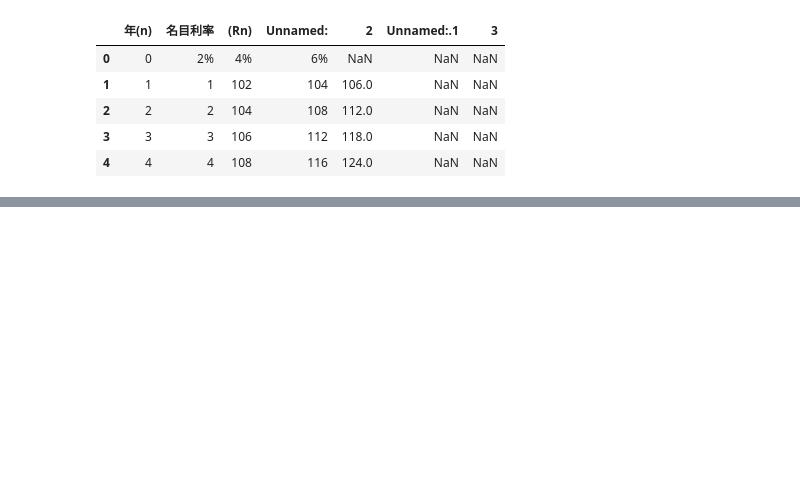
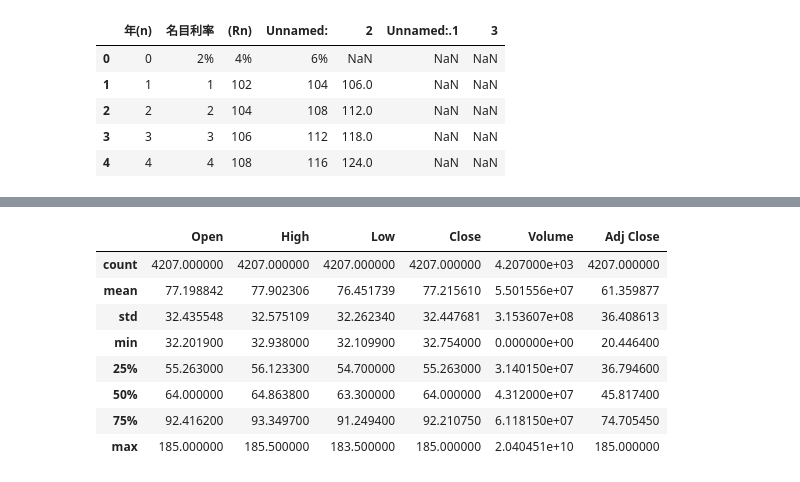
Before and after one commit to ywchiu/pyfintech2, a Jupyter notebook: 20160923Demo.ipynb, the cells around one changed output, grey strips where cells are left out. Cells and saved outputs as stored; diff of their text form; code cells hidden in the pictures; blank space fills up the shorter version.

```diff
--- a/20160923Demo.ipynb
+++ b/20160923Demo.ipynb
@@ -92,0 +109,12 @@ df
+# %%
+tw2330.describe()
+# %% [output]
+|  | Open | High | Low | Close | Volume | Adj Close |
+| count | 4207.000000 | 4207.000000 | 4207.000000 | 4207.000000 | 4.207000e+03 | 4207.000000 |
+| mean | 77.198842 | 77.902306 | 76.451739 | 77.215610 | 5.501556e+07 | 61.359877 |
+| std | 32.435548 | 32.575109 | 32.262340 | 32.447681 | 3.153607e+08 | 36.408613 |
+| min | 32.201900 | 32.938000 | 32.109900 | 32.754000 | 0.000000e+00 | 20.446400 |
+| 25% | 55.263000 | 56.123300 | 54.700000 | 55.263000 | 3.140150e+07 | 36.794600 |
+| 50% | 64.000000 | 64.863800 | 63.300000 | 64.000000 | 4.312000e+07 | 45.817400 |
+| 75% | 92.416200 | 93.349700 | 91.249400 | 92.210750 | 6.118150e+07 | 74.705450 |
+| max | 185.000000 | 185.500000 | 183.500000 | 185.000000 | 2.040451e+10 | 185.000000 |
```
Also changed, not shown: parts of 5 cells of this notebook.
